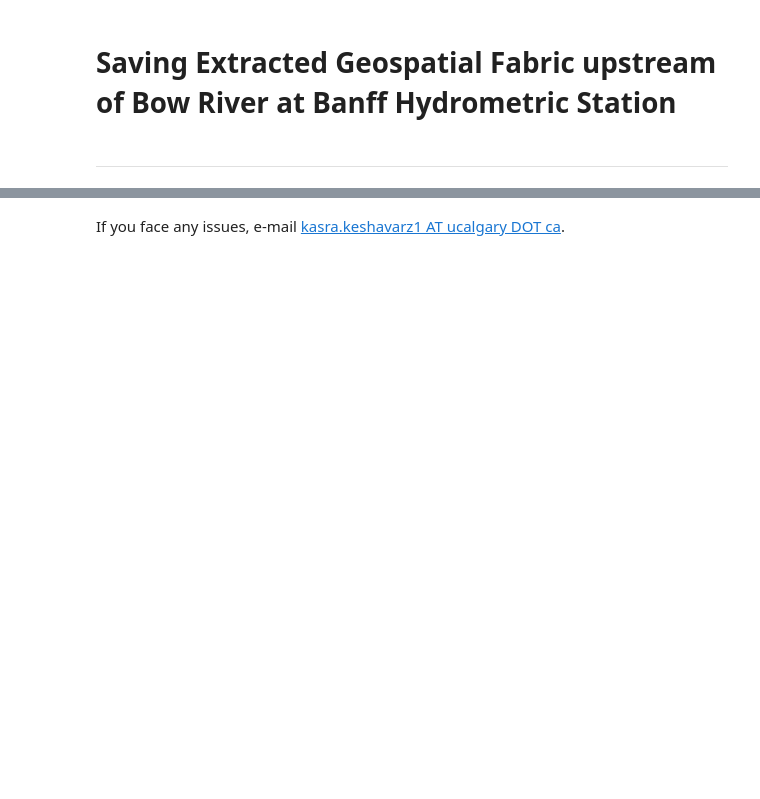
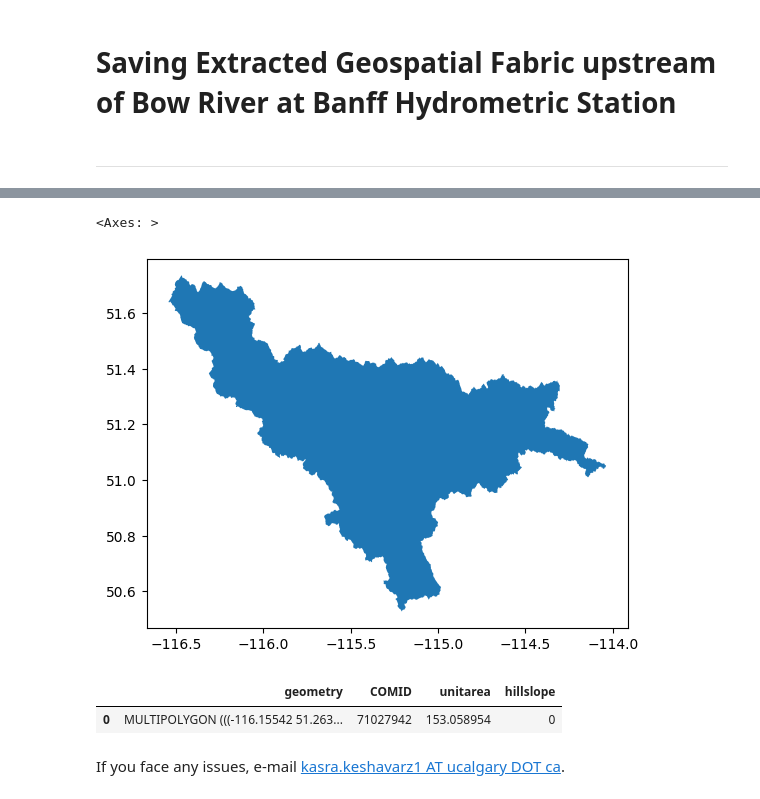
Before and after one commit to CH-Earth/community-modelling-workflow-training, a Jupyter notebook: 1-geofabric/pre-process-geospatial-fabric.ipynb, the cells around one changed output, grey strips where cells are left out. Drawn from its saved outputs; the diff is of its cells as text; code cells hidden in the pictures; blank space fills up the shorter version.

```diff
--- a/1-geofabric/pre-process-geospatial-fabric.ipynb
+++ b/1-geofabric/pre-process-geospatial-fabric.ipynb
@@ -255,0 +263,14 @@ ___
+# %%
+# dissolving
+bcalgary_dissolved = bcalgary_catchments.dissolve()
+# %%
+# vizualizing the dissolved catchment
+bcalgary_dissolved.plot()
+# %% [output]
+<Axes: >
+[figure, added]
+# %%
+bcalgary_dissolved
+# %% [output]
+|  | geometry | COMID | unitarea | hillslope |
+| 0 | MULTIPOLYGON (((-116.15542 51.263... | 71027942 | 153.058954 | 0 |
```
Also changed, not shown: parts of 18 cells of this notebook, 21 other files.
